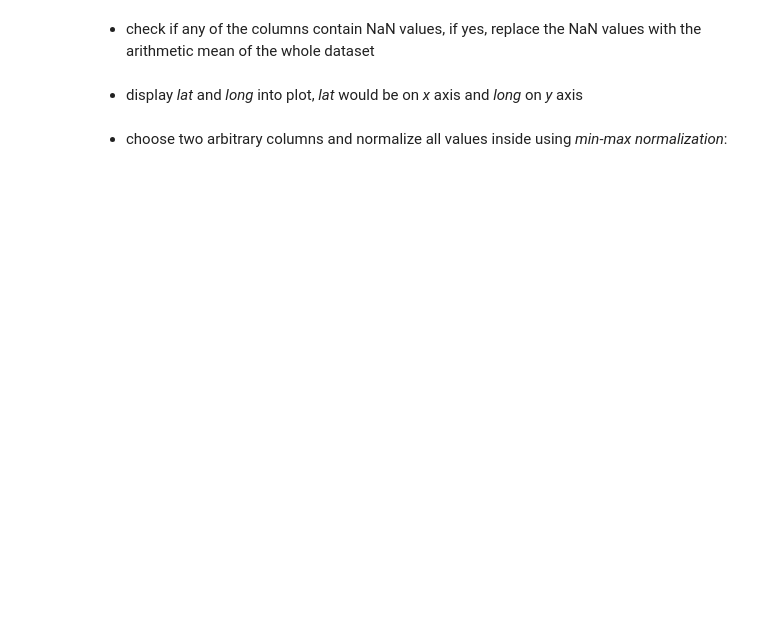
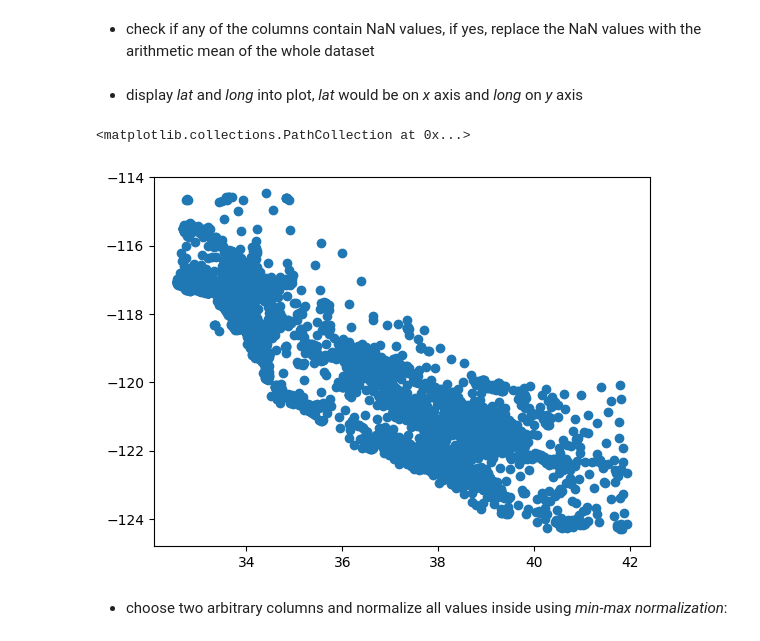
Before and after one commit to MGA215/MPA_MLF, a Jupyter notebook: Lab02_Python/Exercise_01.ipynb, the cells around one changed output. Saved outputs shown, nothing was run; the diff lists cells and outputs as text; code cells hidden in the pictures; blank space fills up the shorter version.

```diff
--- a/Lab02_Python/Exercise_01.ipynb
+++ b/Lab02_Python/Exercise_01.ipynb
@@ -288,4 +397,9 @@ The purpose of this exercise is to learn basic operations of **pandas** library.
 # %% [markdown]
  - display *lat* and *long* into plot, *lat* would be on *x* axis and *long* on *y* axis
+# %%
+plt.scatter(dataset['latitude'], dataset['longitude'])
+# %% [output]
+<matplotlib.collections.PathCollection at 0x...>
+[figure, added]
 # %% [markdown]
 - choose two arbitrary columns and normalize all values inside using *min-max normalization*:
```
Also changed, not shown: parts of 18 cells of this notebook.
